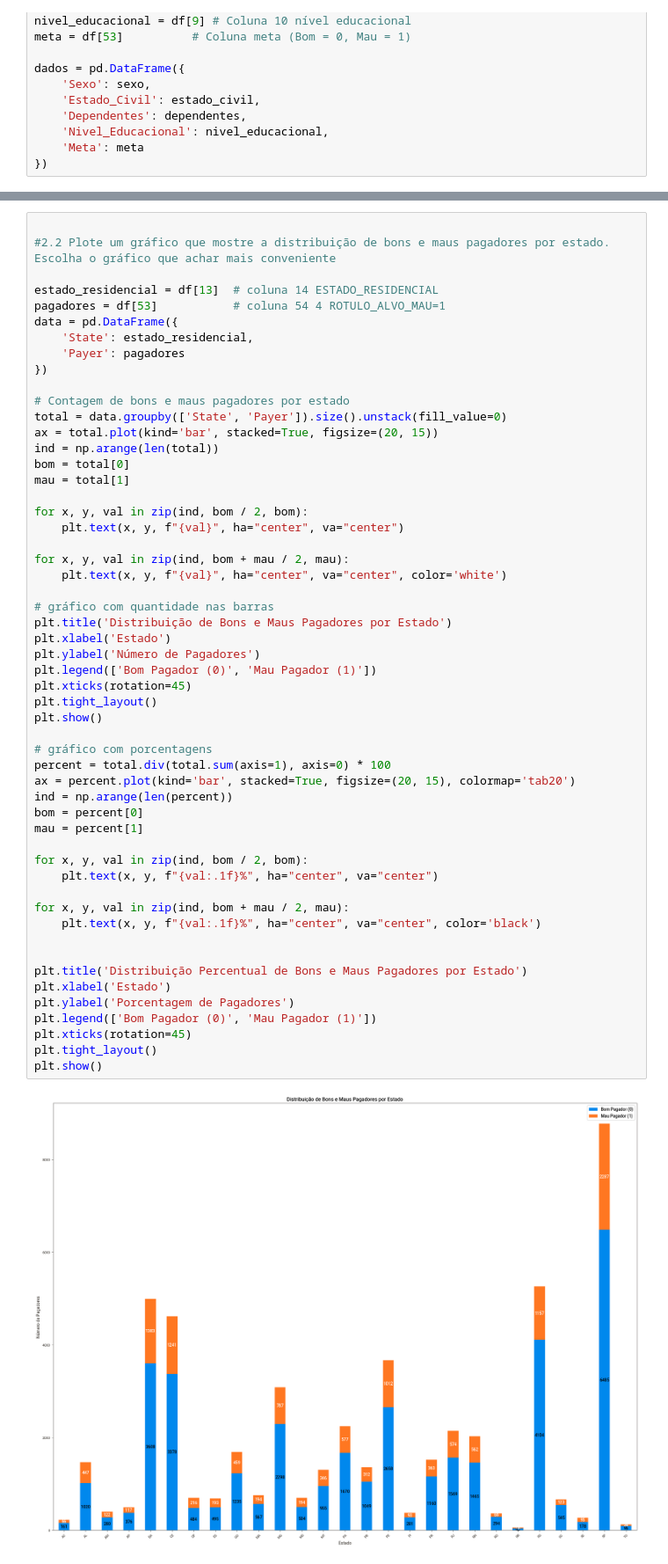
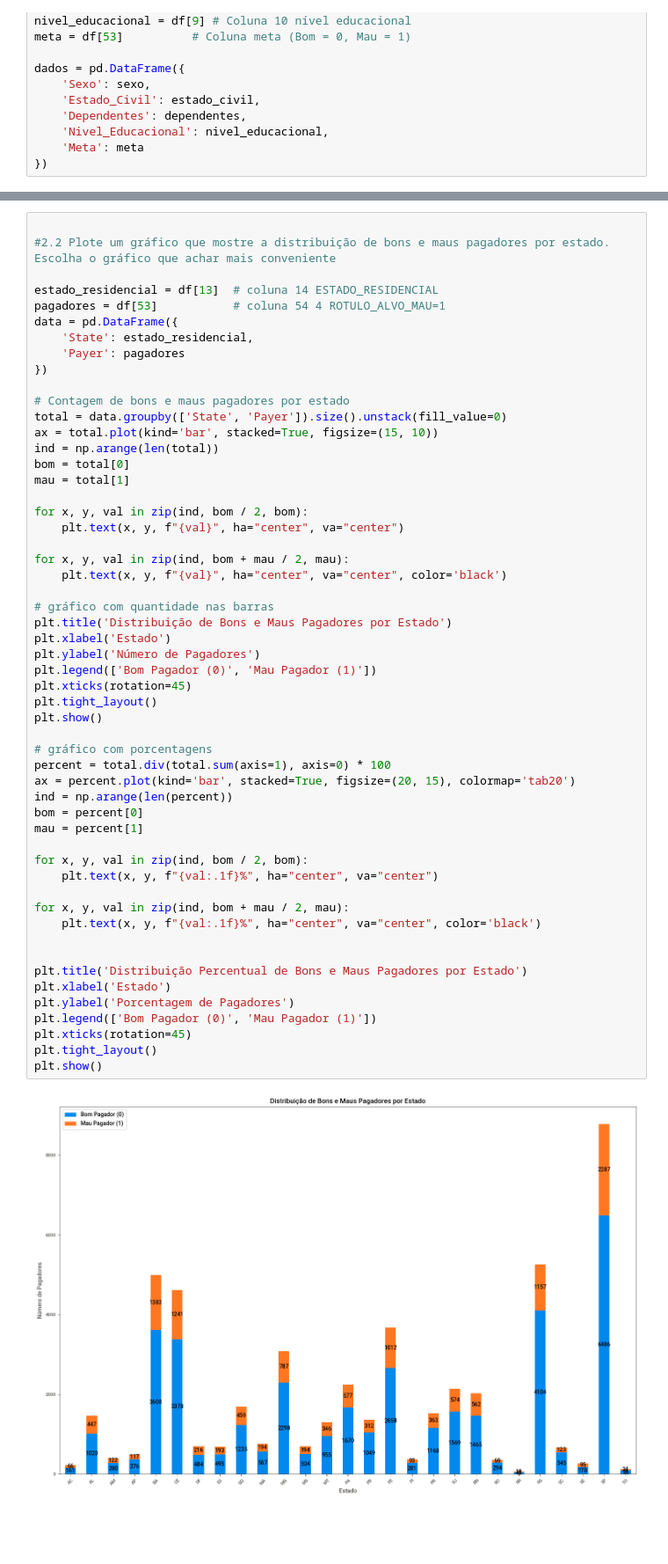
Before and after one commit to friozi/Data-processing-with-python, a Jupyter notebook: Trabalho_final_Python.ipynb, the cells around one changed output, grey strips where cells are left out. Shown: that part at 88% size. Cells and saved outputs as stored; diff of their text form; blank space fills up the shorter version.

```diff
--- a/Trabalho_final_Python.ipynb
+++ b/Trabalho_final_Python.ipynb
@@ -131,7 +139,7 @@ data = pd.DataFrame({
 
 # Contagem de bons e maus pagadores por estado
 total = data.groupby(['State', 'Payer']).size().unstack(fill_value=0)
-ax = total.plot(kind='bar', stacked=True, figsize=(20, 15))
+ax = total.plot(kind='bar', stacked=True, figsize=(15, 10))
 ind = np.arange(len(total))
 bom = total[0]
 mau = total[1]
@@ -140,40 +148,40 @@ for x, y, val in zip(ind, bom / 2, bom):
     plt.text(x, y, f"{val}", ha="center", va="center")
 
 for x, y, val in zip(ind, bom + mau / 2, mau):
-    plt.text(x, y, f"{val}", ha="center", va="center", color='white')
+    plt.text(x, y, f"{val}", ha="center", va="center", color='black')
 
 # gráfico com quantidade nas barras
 plt.title('Distribuição de Bons e Maus Pagadores por Estado')
 plt.xlabel('Estado')
 plt.ylabel('Número de Pagadores')
 plt.legend(['Bom Pagador (0)', 'Mau Pagador (1)'])
 plt.xticks(rotation=45)
 plt.tight_layout()
 plt.show()
 
 # gráfico com porcentagens
 percent = total.div(total.sum(axis=1), axis=0) * 100
 ax = percent.plot(kind='bar', stacked=True, figsize=(20, 15), colormap='tab20')
 ind = np.arange(len(percent))
 bom = percent[0]
 mau = percent[1]
 
 for x, y, val in zip(ind, bom / 2, bom):
     plt.text(x, y, f"{val:.1f}%", ha="center", va="center")
 
 for x, y, val in zip(ind, bom + mau / 2, mau):
     plt.text(x, y, f"{val:.1f}%", ha="center", va="center", color='black')
 
 
 plt.title('Distribuição Percentual de Bons e Maus Pagadores por Estado')
 plt.xlabel('Estado')
 plt.ylabel('Porcentagem de Pagadores')
 plt.legend(['Bom Pagador (0)', 'Mau Pagador (1)'])
 plt.xticks(rotation=45)
 plt.tight_layout()
 plt.show()
 # %% [output]
-[figure, old version]
+[figure, new version]
 [figure]
 # %% [markdown]
 # 2.3 Use boxplot para explicar como o tipo de residência interfere na classificação do pagador
```
Also changed, not shown: parts of 1 cell of this notebook.
